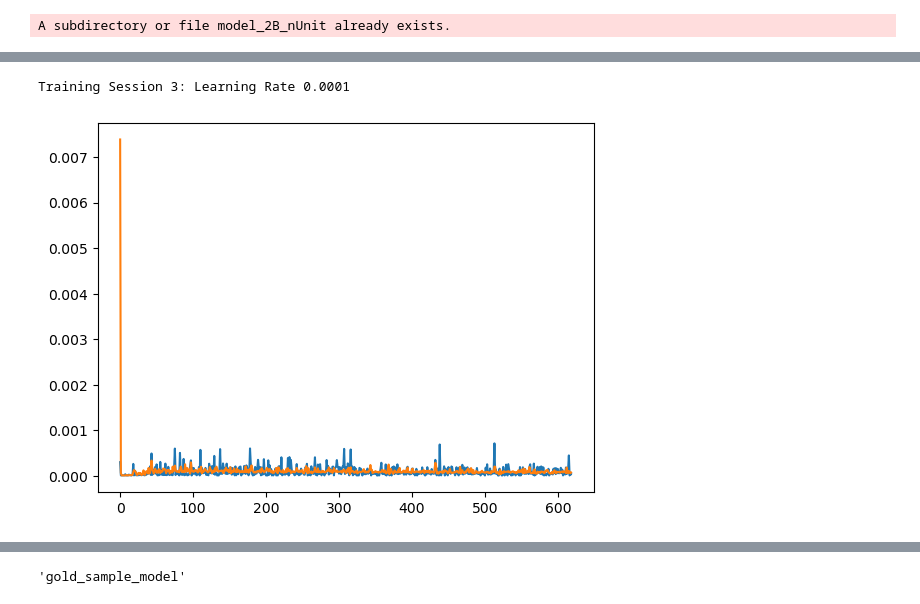
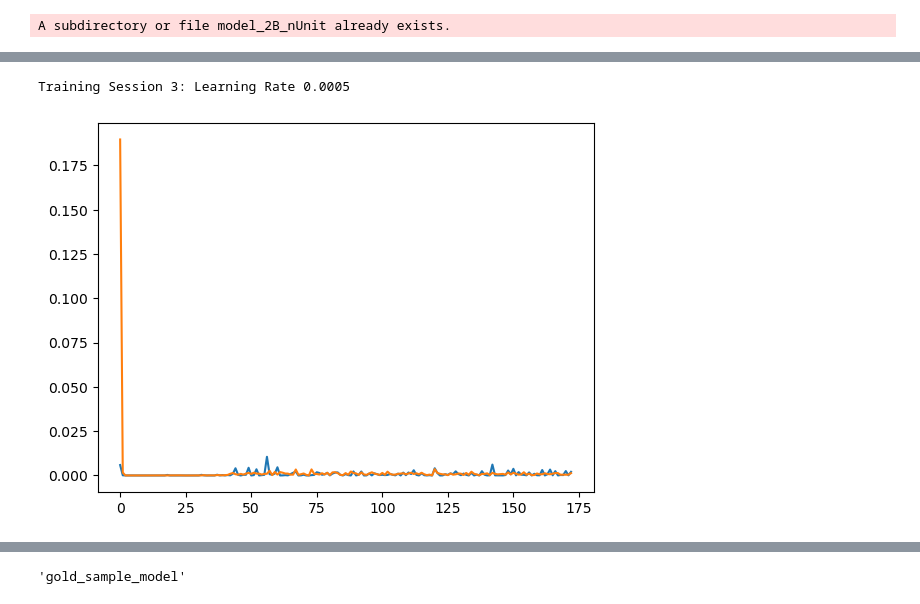
Before and after one commit to tipiorgup/Gold_ML, a Jupyter notebook: Normal/FU_Paris(0).ipynb, the cells around one changed output, grey strips where cells are left out. Saved outputs shown, nothing was run; the diff lists cells and outputs as text; code cells hidden in the pictures.

```diff
--- a/Normal/FU_Paris(0).ipynb
+++ b/Normal/FU_Paris(0).ipynb
@@ -161,8 +161,16 @@ plt.hist(md_rel_energy_arr,bins=85)
         -2594.4734727 , -2594.4728443 ]),
  <BarContainer object of 85 artists>)
 [figure]
+# %%
+duplicate__low=[i for i,v in enumerate(md_rel_energy_arr) if v < -2594.515]
+clone_low=np.tile(duplicate__low,0)
 # %%
-duplicate=[i for i,v in enumerate(md_rel_energy_arr) if v > -2594.483]
-clone=np.tile(duplicate,50)
+duplicate=[i for i,v in enumerate(md_rel_energy_arr) if v > -2594.4834]
+clone=np.tile(duplicate,0)
 
-extension=np.concatenate((np.arange(len(md_rel_energy_arr)), clone), axis=0)
+ext=np.concatenate((np.arange(len(md_rel_energy_arr)), clone), axis=0)
+extension=np.concatenate((ext,clone_low),axis=0)
+# %%
+ext_md_rel=md_rel_energy_arr[extension]
+plt.hist(ext_md_rel,bins=85)
+plt.hist(md_rel_energy_arr,bins=85)
@@ -172,5 +199,3 @@ for at_type in at_idx_map.keys():
     Dfunc_data[at_type]= pd.Series([])
     for at in at_idx_map[at_type]:
         Dfunc_data[at_type][at] = Gfunc_data[at_type][at][extension,]
-# %%
-ext_md_rel=np.concatenate((md_rel_energy_arr, md_rel_energy_arr[clone]), axis=0)
@@ -423,21 +428,21 @@ Training Session 2: Learning Rate 0.0005
 # %%
-print("Training Session 3: Learning Rate", 1e-4)
+print("Training Session 3: Learning Rate", 5e-4)
 model.compile(loss='mean_squared_error',
-              optimizer=Adam(lr=1e-4,decay=1e-5),
+              optimizer=Adam(lr=5e-4,decay=5e-5),
               metrics=['mean_squared_error', 'mean_absolute_error'])
 
 history3 = model.fit(inp_train, y_train, \
                      callbacks=[checkpointer, earlystop],
                     batch_size=64, epochs=1500, shuffle=True,
                     verbose=0, validation_data=(inp_val, y_val)
                     )
 
 plt.plot(history3.history['val_mean_squared_error'])
 plt.plot(history3.history['mean_squared_error'])
 plt.show()
 # %% [output]
-Training Session 3: Learning Rate 0.0001
+Training Session 3: Learning Rate 0.0005
-[figure, old version]
+[figure, new version]
 # %%
 print("Training Session 4: Learning Rate", 5e-5)
 model.compile(loss='mean_squared_error',
```
Also changed, not shown: parts of 12 cells of this notebook, 1 other file.
